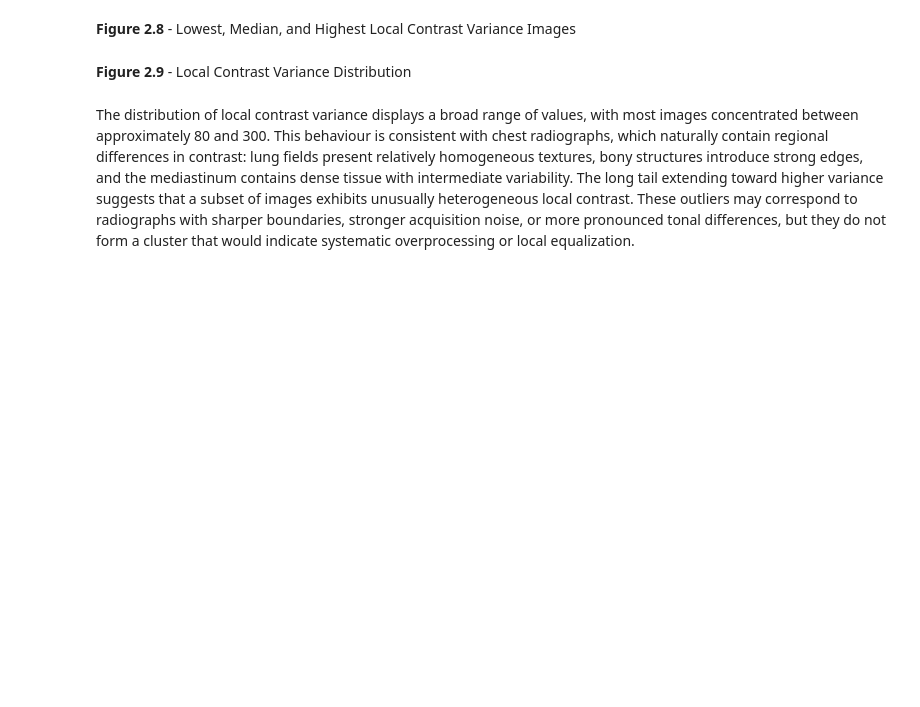
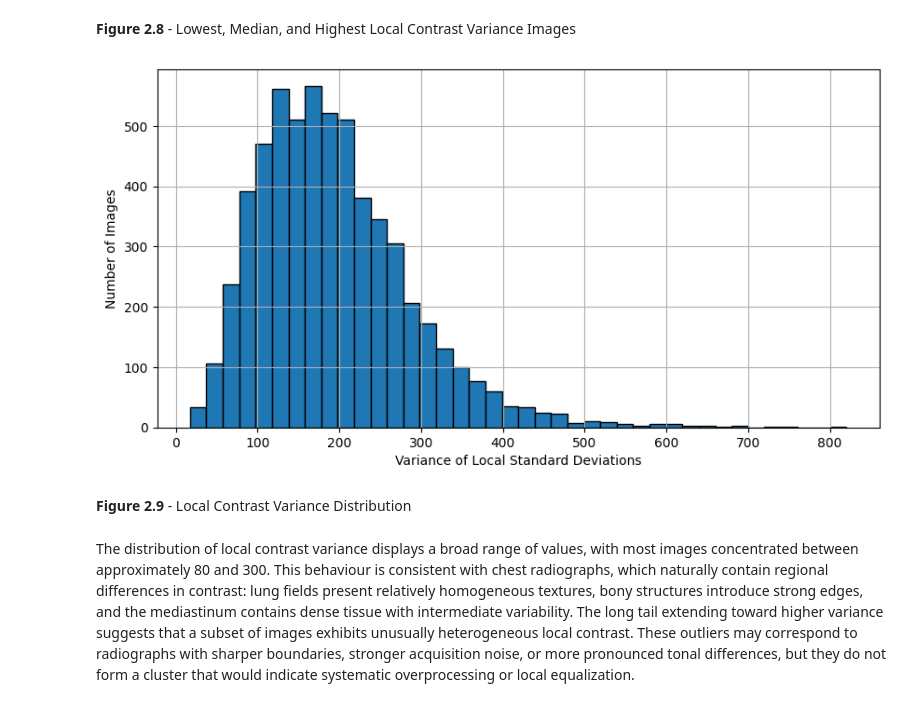
Before and after one commit to logus2k/apvc_p2, a Jupyter notebook: dl_for_cv_project2_v1.ipynb, the cells around one changed output. Drawn from its saved outputs; the diff is of its cells as text; code cells hidden in the pictures; blank space fills up the shorter version.

```diff
--- a/dl_for_cv_project2_v1.ipynb
+++ b/dl_for_cv_project2_v1.ipynb
@@ -612,11 +591,14 @@ display(df_local.describe())
 # %%
-plt.figure(figsize=(10, 5))
-plt.hist(df_local["local_std_var"], bins=40, edgecolor='black')
-plt.title("Local Contrast Variance Distribution")
-plt.xlabel("Variance of Local Standard Deviations")
-plt.ylabel("Number of Images")
-plt.grid(True)
-plt.show()
+# Plot distribution of local contrast variance
+if scenario("DEVELOPMENT"):
+    plt.figure(figsize=(10, 5))
+    plt.hist(DF_VIEW["local_std_var"].dropna(), bins=40, edgecolor="black")
+    plt.xlabel("Variance of Local Standard Deviations")
+    plt.ylabel("Number of Images")
+    plt.grid(True)
+    plt.show()
+# %% [output]
+[figure, added]
 # %% [markdown]
 **Figure 2.9** - Local Contrast Variance Distribution
 # %% [markdown]
```
Also changed, not shown: parts of 7 cells of this notebook.
